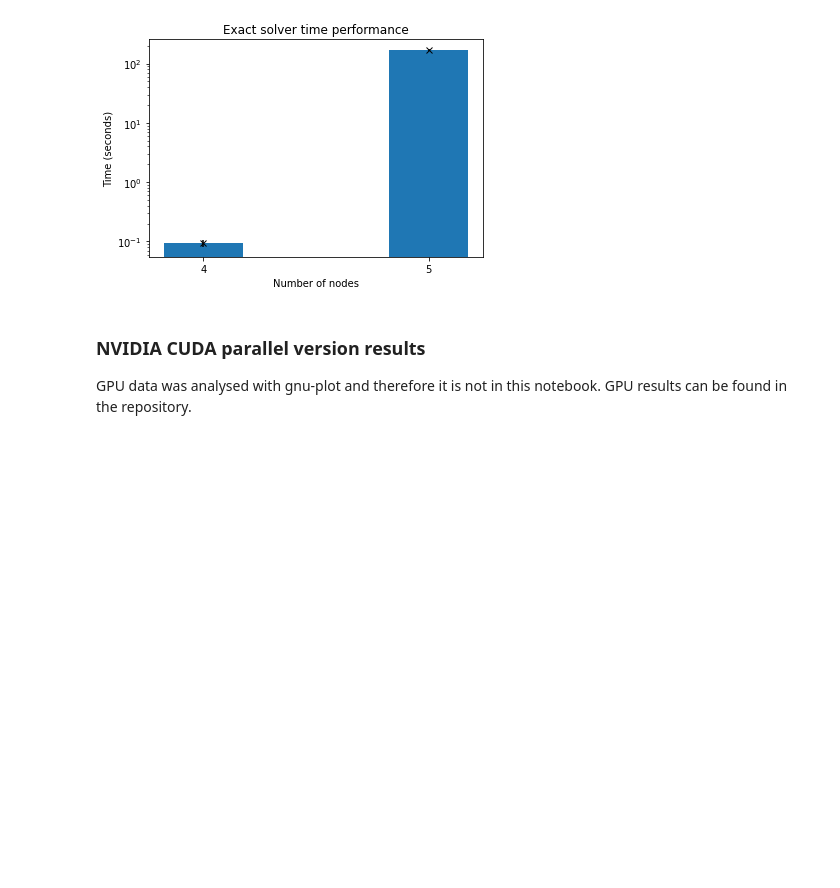
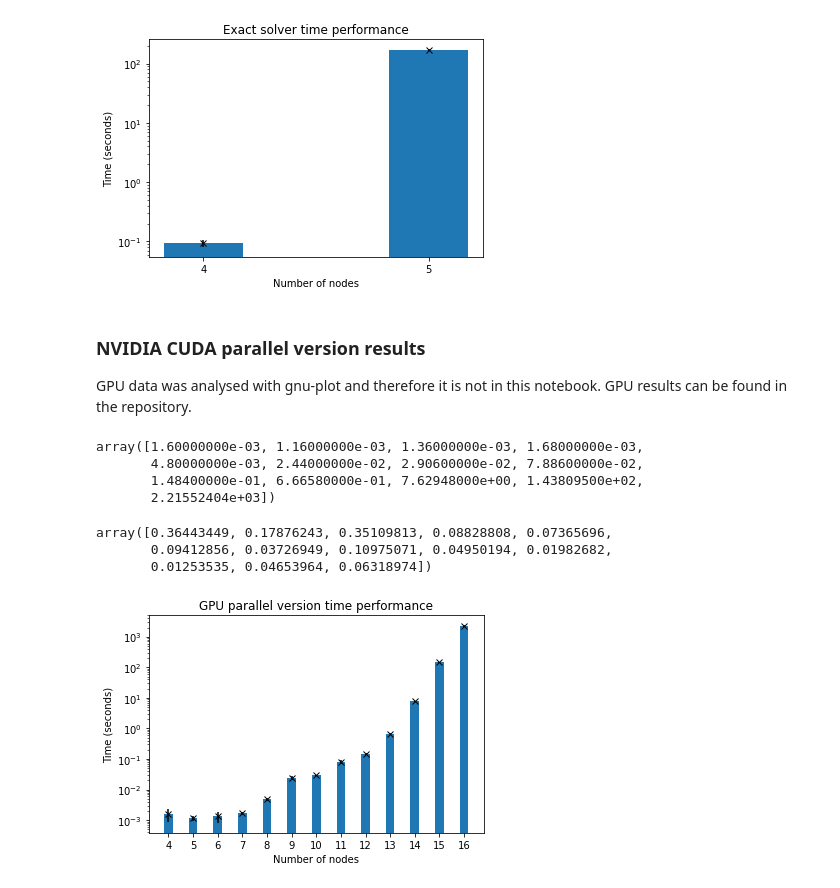
Before and after one commit to JaimeVBC/QuantumProgramming, a Jupyter notebook: ResultsPlots.ipynb, the cells around one changed output. Drawn from its saved outputs; the diff is of its cells as text; code cells hidden in the pictures; blank space fills up the shorter version.

```diff
--- a/ResultsPlots.ipynb
+++ b/ResultsPlots.ipynb
@@ -207,0 +232,27 @@ GPU results can be found in the repository.
+# %%
+gpuMeans
+# %% [output]
+array([1.60000000e-03, 1.16000000e-03, 1.36000000e-03, 1.68000000e-03,
+       4.80000000e-03, 2.44000000e-02, 2.90600000e-02, 7.88600000e-02,
+       1.48400000e-01, 6.66580000e-01, 7.62948000e+00, 1.43809500e+02,
+       2.21552404e+03])
+# %%
+CV
+# %% [output]
+array([0.36443449, 0.17876243, 0.35109813, 0.08828808, 0.07365696,
+       0.09412856, 0.03726949, 0.10975071, 0.04950194, 0.01982682,
+       0.01253535, 0.04653964, 0.06318974])
+# %%
+ind = np.arange(13)
+width = 0.35
+
+plt.bar(ind, gpuMeans, width=0.35)
+plt.errorbar(ind, gpuMeans,yerr=gpuErrors, fmt="x", color="black")
+plt.title('GPU parallel version time performance')
+plt.xlabel('Number of nodes')
+plt.ylabel('Time (seconds)')
+plt.yscale('log')
+plt.xticks(ind, ('4', '5','6','7','8','9','10','11','12','13','14','15','16'))
+plt.show()
+# %% [output]
+[figure, added]
```
Also changed, not shown: parts of 5 cells of this notebook.
